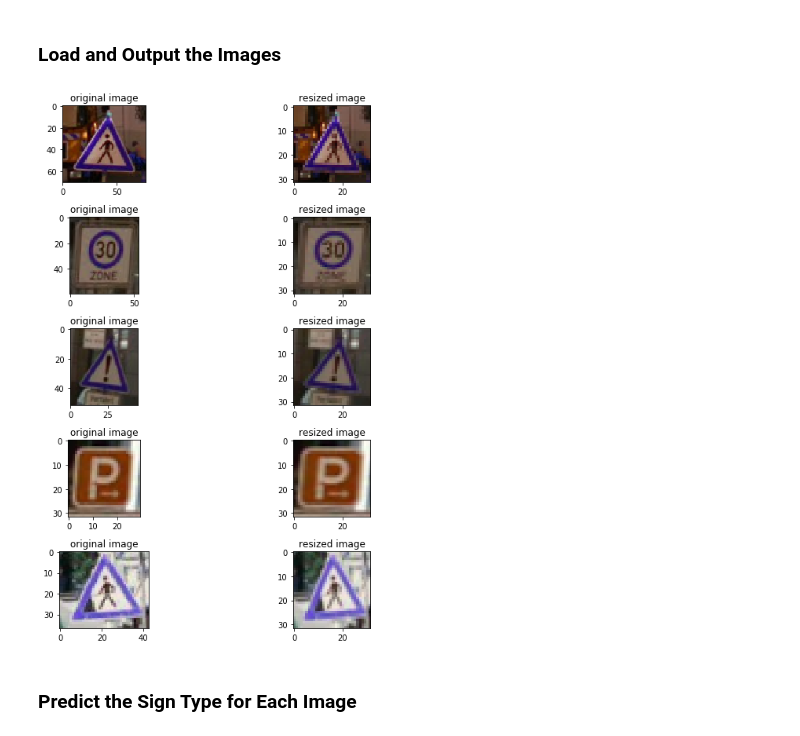
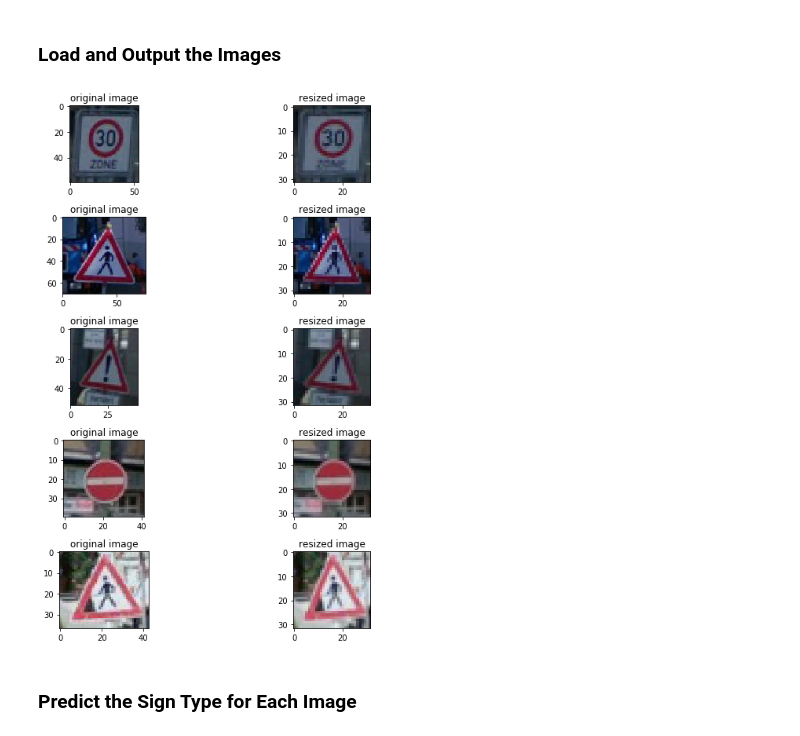
Before and after one commit to niechen/CarND-Traffic-Sign-Classifier-Project, a Jupyter notebook: Traffic_Sign_Classifier.ipynb, the cells around one changed output. Drawn from its saved outputs; the diff is of its cells as text; code cells hidden in the pictures.

```diff
--- a/Traffic_Sign_Classifier.ipynb
+++ b/Traffic_Sign_Classifier.ipynb
@@ -171,17 +173,40 @@ def normalize_image_dataset(dataset):
     return norm
 # %%
 # # normalize all images
+X_train_orig = X_train
+X_valid_orig = X_valid
+X_test_orig = X_test
+
 X_train = normalize_image_dataset(X_train)
 X_valid = normalize_image_dataset(X_valid)
 X_test = normalize_image_dataset(X_test)
-
-# X_train = (X_train - 128)/128
-# X_valid = (X_valid - 128)/128
-# X_test = (X_test - 128)/128
-# X_train_orig = X_train
-# X_valid_orig = X_valid
-# X_test_orig = X_test
 # %%
 X_train.shape
 # %% [output]
 (34799, 32, 32, 1)
+# %%
+import random
+import numpy as np
+import matplotlib.pyplot as plt
+%matplotlib inline
+
+k_sampels = 3
+
+fig = plt.figure(figsize=(12,8))
+for i in range(k_sampels):
+    index = random.randint(0, len(X_train))
+    class_id = y_train[index]
+
+    ax = fig.add_subplot(k_sampels, 2, 1 + i*2)
+    image = X_train[index].squeeze()
+    ax.imshow(image, cmap="gray")
+    title = "Index: " + str(index) + " ClassId: "+str(class_id)+" "+signnames.loc[class_id].iloc[0]
+    ax.set_title(title)
+
+    ax = fig.add_subplot(k_sampels, 2, 2 + i*2)
+    image = X_train_orig[index]
+    ax.imshow(image)
+    title = "Index: " + str(index) + " ClassId: "+str(class_id)+" "+signnames.loc[class_id].iloc[0]
+    ax.set_title(title)
+
+plt.tight_layout()
@@ -266,7 +293,7 @@ sets imply underfitting. A high accuracy on the training set but low accuracy on
 # %% [markdown]
 x is a placeholder for a batch of input images. y is a placeholder for a batch of output labels.
 # %%
-EPOCHS = 100
+EPOCHS = 200
 BATCH_SIZE = 128
 LEARNING_RATE = 0.0005
 # %%
@@ -369,28 +404,28 @@ You may find `signnames.csv` useful as it contains mappings from the class id (i
 # %%
 import glob
 resized_imgs = []
-test_img_files = glob.glob("test/*.tiff")
+test_img_files = sorted(glob.glob("test/*.jpg"))
 n_test_img = len(test_img_files)
 
 fig = plt.figure(figsize=(10,10))
 
 for i, img_file in enumerate(test_img_files):
     img = cv2.imread(img_file)
+    img = cv2.cvtColor(img, cv2.COLOR_BGR2RGB)
     resized_img = np.zeros((32,32,3))
     resized_img = cv2.resize(img, (32,32))
-#     plt.imshow(img)
-#     plt.imshow(resized_img)
+
     resized_imgs.append(resized_img)
 
     ax = fig.add_subplot(n_test_img, 2, i*2+1)
     ax.imshow(img)
     ax.set_title("original image")
     ax = fig.add_subplot(n_test_img, 2, i*2+2)
     ax.imshow(resized_img)
     ax.set_title("resized image")
 plt.tight_layout()
 # %% [output]
-[figure, old version]
+[figure, new version]
 # %% [markdown]
 ### Predict the Sign Type for Each Image
 # %%
```
Also changed, not shown: parts of 16 cells of this notebook.
